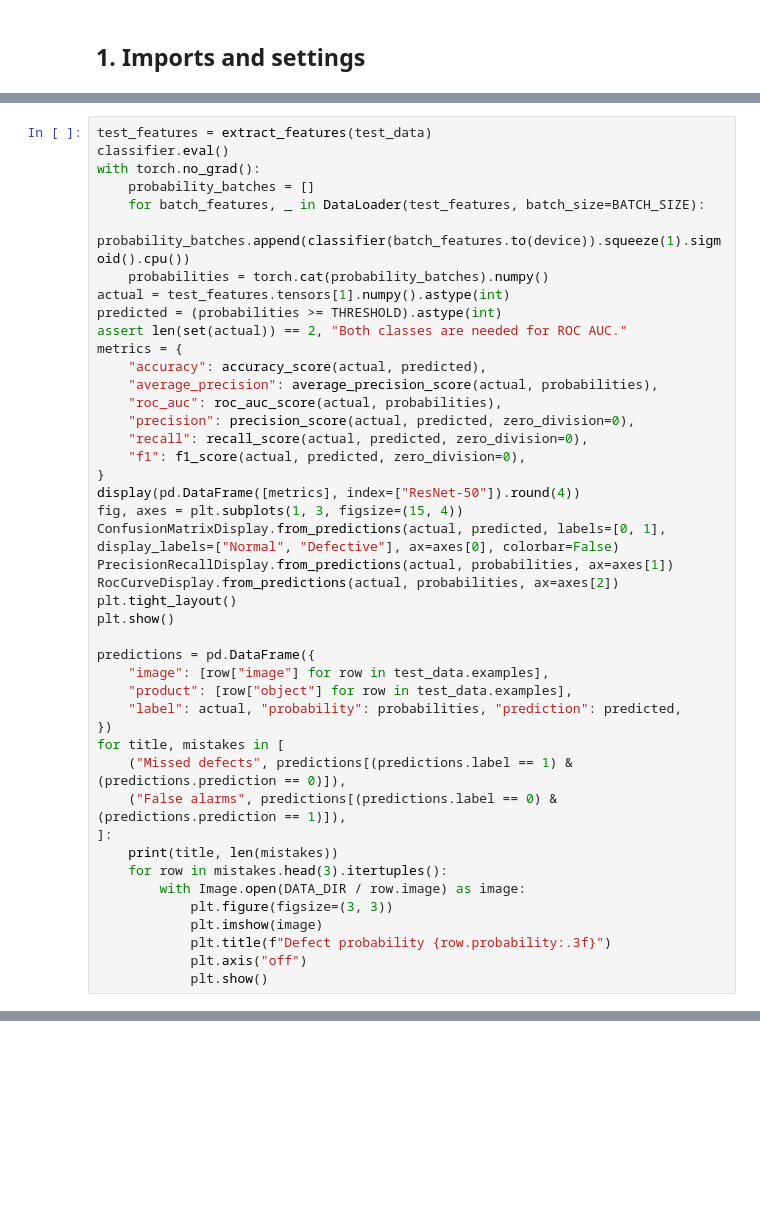
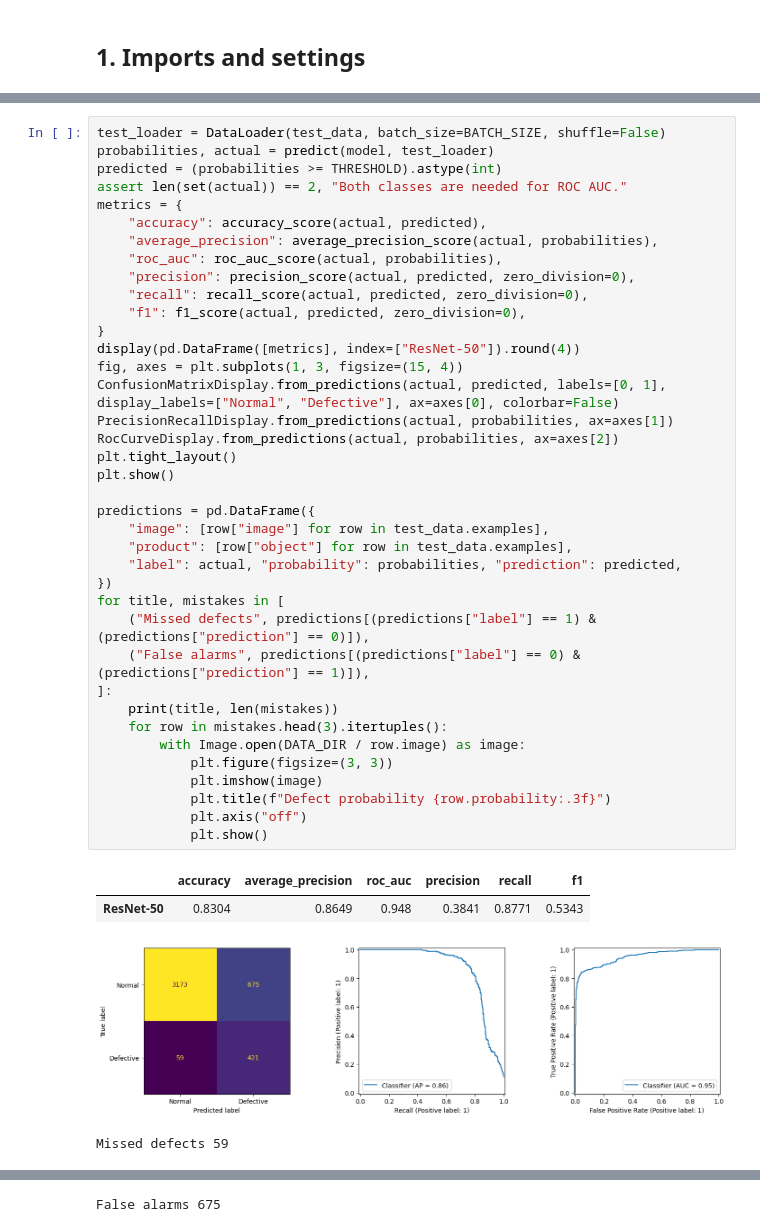
Before and after one commit to Brafied/defect-detection-active-learning, a Jupyter notebook: visa_resnet50_full_dataset.ipynb, the cells around one changed output, grey strips where cells are left out. Drawn from its saved outputs; the diff is of its cells as text; blank space fills up the shorter version.

```diff
--- a/visa_resnet50_full_dataset.ipynb
+++ b/visa_resnet50_full_dataset.ipynb
@@ -263,44 +272,43 @@ Recall measures how many defects we catch. Precision measures how often a predic
 # %%
-test_features = extract_features(test_data)
-classifier.eval()
-with torch.no_grad():
-    probability_batches = []
-    for batch_features, _ in DataLoader(test_features, batch_size=BATCH_SIZE):
-        probability_batches.append(classifier(batch_features.to(device)).squeeze(1).sigmoid().cpu())
-    probabilities = torch.cat(probability_batches).numpy()
-actual = test_features.tensors[1].numpy().astype(int)
+test_loader = DataLoader(test_data, batch_size=BATCH_SIZE, shuffle=False)
+probabilities, actual = predict(model, test_loader)
 predicted = (probabilities >= THRESHOLD).astype(int)
 assert len(set(actual)) == 2, "Both classes are needed for ROC AUC."
 metrics = {
     "accuracy": accuracy_score(actual, predicted),
     "average_precision": average_precision_score(actual, probabilities),
     "roc_auc": roc_auc_score(actual, probabilities),
     "precision": precision_score(actual, predicted, zero_division=0),
     "recall": recall_score(actual, predicted, zero_division=0),
     "f1": f1_score(actual, predicted, zero_division=0),
 }
 display(pd.DataFrame([metrics], index=["ResNet-50"]).round(4))
 fig, axes = plt.subplots(1, 3, figsize=(15, 4))
 ConfusionMatrixDisplay.from_predictions(actual, predicted, labels=[0, 1], display_labels=["Normal", "Defective"], ax=axes[0], colorbar=False)
 PrecisionRecallDisplay.from_predictions(actual, probabilities, ax=axes[1])
 RocCurveDisplay.from_predictions(actual, probabilities, ax=axes[2])
 plt.tight_layout()
 plt.show()
 
 predictions = pd.DataFrame({
     "image": [row["image"] for row in test_data.examples],
     "product": [row["object"] for row in test_data.examples],
     "label": actual, "probability": probabilities, "prediction": predicted,
 })
 for title, mistakes in [
-    ("Missed defects", predictions[(predictions.label == 1) & (predictions.prediction == 0)]),
-    ("False alarms", predictions[(predictions.label == 0) & (predictions.prediction == 1)]),
+    ("Missed defects", predictions[(predictions["label"] == 1) & (predictions["prediction"] == 0)]),
+    ("False alarms", predictions[(predictions["label"] == 0) & (predictions["prediction"] == 1)]),
 ]:
     print(title, len(mistakes))
     for row in mistakes.head(3).itertuples():
         with Image.open(DATA_DIR / row.image) as image:
             plt.figure(figsize=(3, 3))
             plt.imshow(image)
             plt.title(f"Defect probability {row.probability:.3f}")
             plt.axis("off")
             plt.show()
+# %% [output]
+|  | accuracy | average_precision | roc_auc | precision | recall | f1 |
+| ResNet-50 | 0.8304 | 0.8649 | 0.948 | 0.3841 | 0.8771 | 0.5343 |
+[figure, added]
+Missed defects 59
@@ -306,0 +318 @@ for title, mistakes in [
+False alarms 675
```
Also changed, not shown: parts of 19 cells of this notebook, 27 other files.
